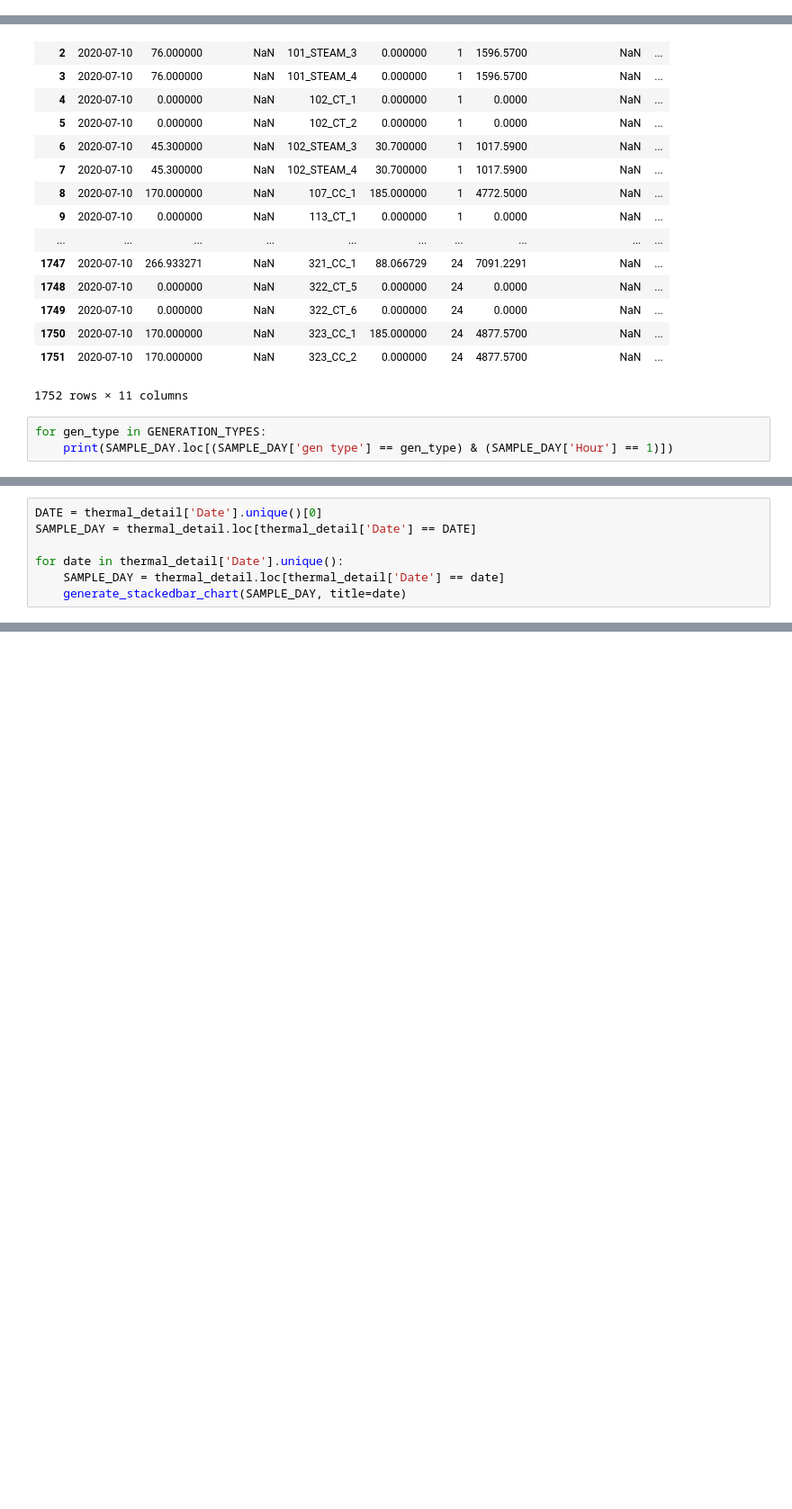
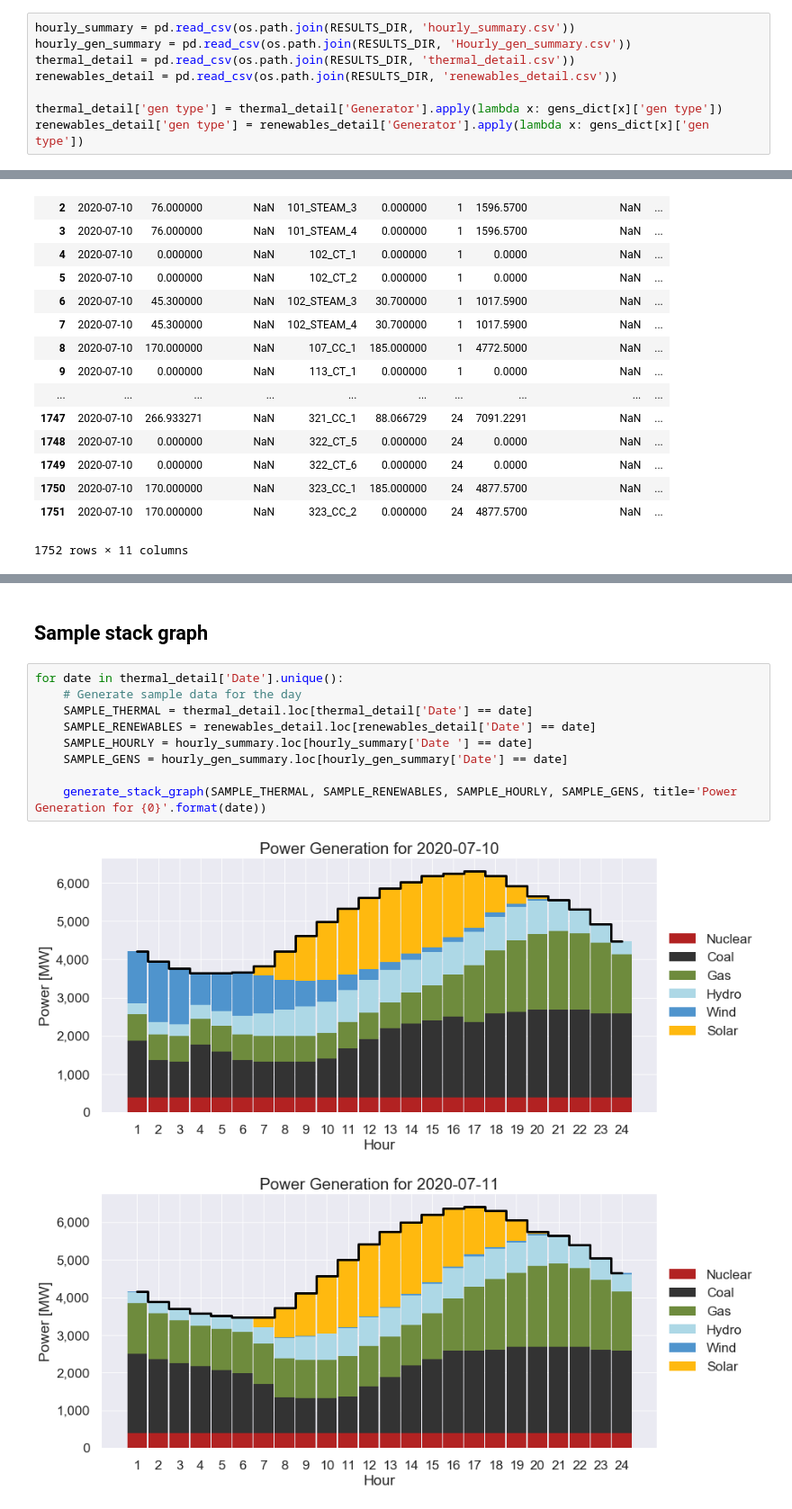
Before and after one commit to grid-parity-exchange/Egret, a Jupyter notebook: egret/viz/Stack Graphs.ipynb, the cells around one changed output, grey strips where cells are left out. Shown at 90% size. Saved outputs shown, nothing was run; the diff lists cells and outputs as text; blank space fills up the shorter version.

Commit message:
Added renewable detail, reserve, etc. to stack graphs

```diff
--- a/egret/viz/Stack Graphs.ipynb
+++ b/egret/viz/Stack Graphs.ipynb
@@ -171,3 +89,11 @@ thermal_detail.loc[thermal_detail['gen type'] == 'C']['Dispatch'].sum()
+# %%
+hourly_summary = pd.read_csv(os.path.join(RESULTS_DIR, 'hourly_summary.csv'))
+hourly_gen_summary = pd.read_csv(os.path.join(RESULTS_DIR, 'Hourly_gen_summary.csv'))
+thermal_detail = pd.read_csv(os.path.join(RESULTS_DIR, 'thermal_detail.csv'))
+renewables_detail = pd.read_csv(os.path.join(RESULTS_DIR, 'renewables_detail.csv'))
+
+thermal_detail['gen type'] = thermal_detail['Generator'].apply(lambda x: gens_dict[x]['gen type'])
+renewables_detail['gen type'] = renewables_detail['Generator'].apply(lambda x: gens_dict[x]['gen type'])
 # %%
 DATE = thermal_detail['Date'].unique()[0]
 SAMPLE_DAY = thermal_detail.loc[thermal_detail['Date'] == DATE]
@@ -192,6 +118,3 @@ SAMPLE_DAY
 | 1750 | 2020-07-10 | 170.000000 | NaN | 323_CC_1 | 185.000000 | 24 | 4877.5700 | NaN | ... |
 | 1751 | 2020-07-10 | 170.000000 | NaN | 323_CC_2 | 0.000000 | 24 | 4877.5700 | NaN | ... |
 1752 rows × 11 columns
-# %%
-for gen_type in GENERATION_TYPES:
-    print(SAMPLE_DAY.loc[(SAMPLE_DAY['gen type'] == gen_type) & (SAMPLE_DAY['Hour'] == 1)])
@@ -264,7 +120,0 @@ def generate_stackedbar_chart(chart_data, bar_width=0.9, title=''):
-# %%
-DATE = thermal_detail['Date'].unique()[0]
-SAMPLE_DAY = thermal_detail.loc[thermal_detail['Date'] == DATE]
-
-for date in thermal_detail['Date'].unique():
-    SAMPLE_DAY = thermal_detail.loc[thermal_detail['Date'] == date]
-    generate_stackedbar_chart(SAMPLE_DAY, title=date)
@@ -278,0 +245,14 @@ for date in thermal_detail['Date'].unique():
+# %% [markdown]
+## Sample stack graph
+# %%
+for date in thermal_detail['Date'].unique():
+    # Generate sample data for the day
+    SAMPLE_THERMAL = thermal_detail.loc[thermal_detail['Date'] == date]
+    SAMPLE_RENEWABLES = renewables_detail.loc[renewables_detail['Date'] == date]
+    SAMPLE_HOURLY = hourly_summary.loc[hourly_summary['Date '] == date]
+    SAMPLE_GENS = hourly_gen_summary.loc[hourly_gen_summary['Date'] == date]
+
+    generate_stack_graph(SAMPLE_THERMAL, SAMPLE_RENEWABLES, SAMPLE_HOURLY, SAMPLE_GENS, title='Power Generation for {0}'.format(date))
+# %% [output]
+[figure, added]
+[figure, added]
```
Also changed, not shown: parts of 18 cells of this notebook.
